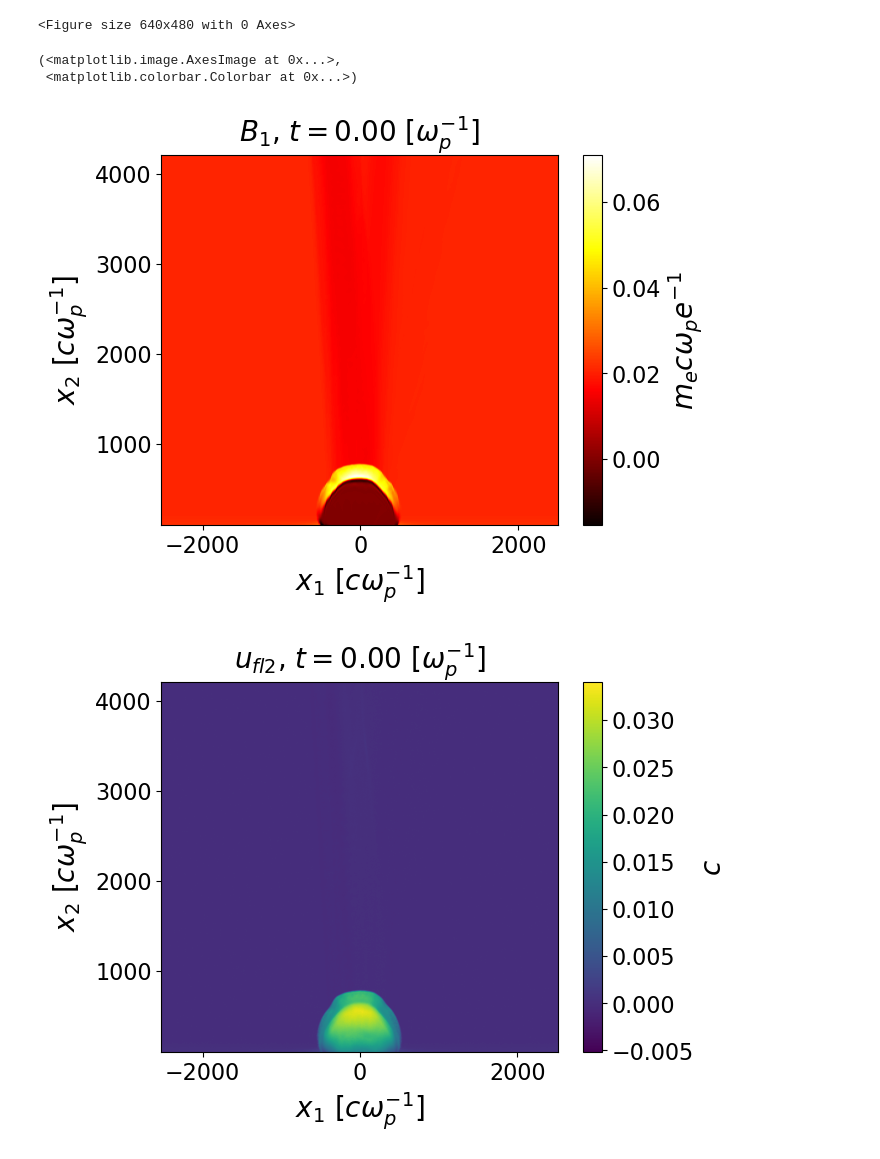
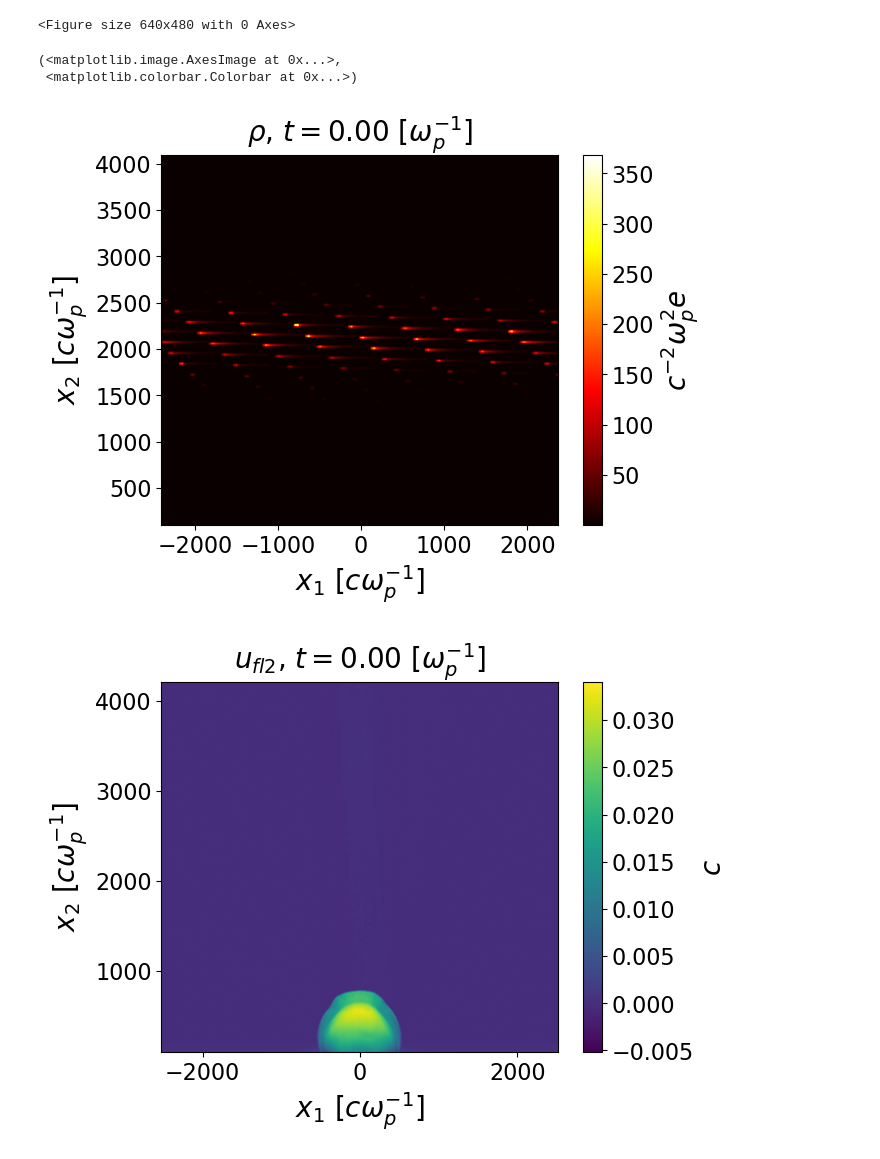
Before and after one commit to Schaeffer-Lab/MagShockZ, a Jupyter notebook: python-fortran_interface/check_initialization.ipynb, the cells around one changed output. Drawn from its saved outputs; the diff is of its cells as text; code cells hidden in the pictures.

```diff
--- a/python-fortran_interface/check_initialization.ipynb
+++ b/python-fortran_interface/check_initialization.ipynb
@@ -67,13 +67,13 @@ Frame 0
 [interactive output not drawn]
 <Figure size 640x480 with 0 Axes>
 # %%
-c = osh5io.read_h5(f'{data_dir / diagnostics["FLD/b1"]}/b1-{0:06d}.h5')
+c = osh5io.read_h5(f'{data_dir / diagnostics["DENSITY/Magnesium/charge"]}/charge-Magnesium-{0:06d}.h5')
 # osh5vis.osplot(c,cmap = 'hot',title = r"$Zn_i$" + f", t = {round((c.run_attrs['TIME']/4781.497)[0],3)}" +  r"$\omega_{ci}^{-1}$",vmax = 9)
 osh5vis.osplot(c,cmap = 'hot')
 # %% [output]
 (<matplotlib.image.AxesImage at 0x...>,
  <matplotlib.colorbar.Colorbar at 0x...>)
-[figure, old version]
+[figure, new version]
 # %%
 c = osh5io.read_h5(f'{data_dir}/UDIST/Aluminum/ufl2/ufl2-Aluminum-000000.h5')
 plot = osh5vis.osplot(c)
```
Also changed, not shown: parts of 1 cell of this notebook, 6 other files.
